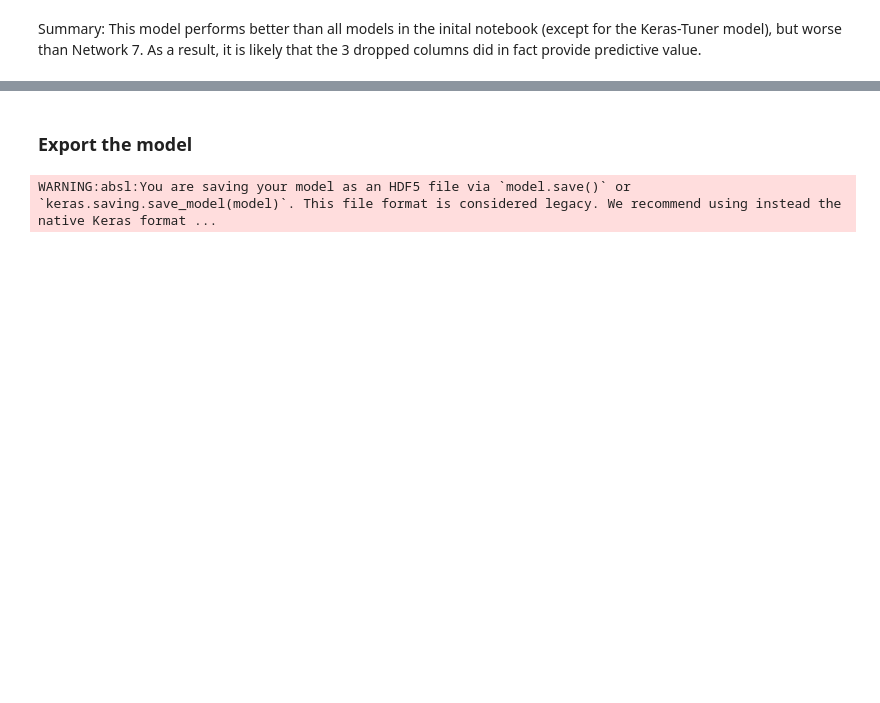
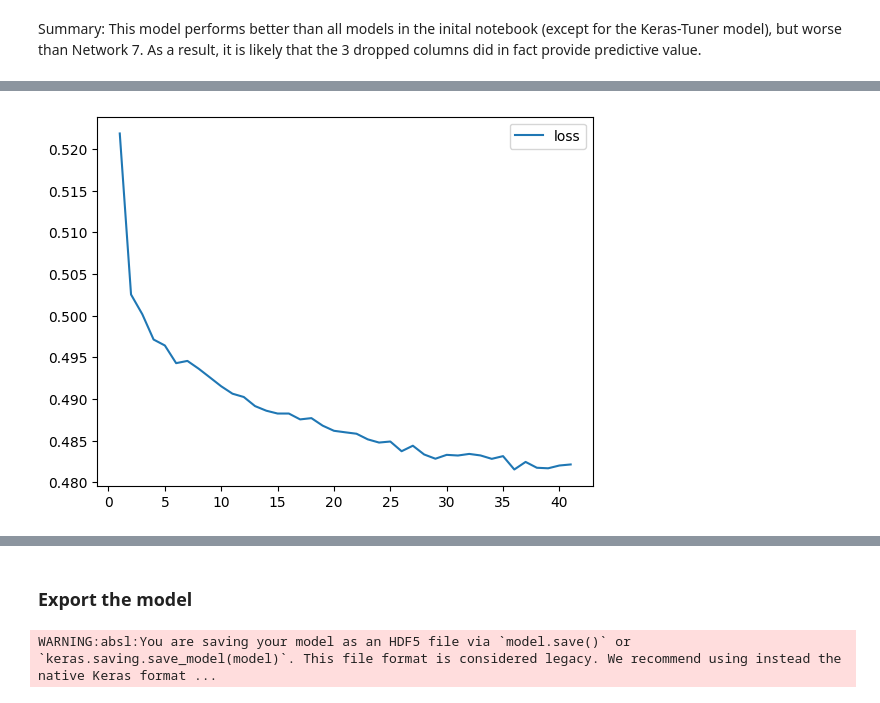
Before and after one commit to martabaker/ds_module_21_neural_networks, a Jupyter notebook: Submission/charity_work_optimized.ipynb, the cells around one changed output, grey strips where cells are left out. Saved outputs shown, nothing was run; the diff lists cells and outputs as text; code cells hidden in the pictures; blank space fills up the shorter version.

```diff
--- a/Submission/charity_work_optimized.ipynb
+++ b/Submission/charity_work_optimized.ipynb
@@ -57,6 +57,9 @@ df.head()
 | 4 | 10556103 | GENETIC RESEARCH INSTITUTE OF THE... | T3 | Independent | C1000 | Heathcare | Trust | 1 | ... |
 # %% [markdown]
 ### Data Cleaning
+# %%
+# Creating a copy of the DataFrame for later
+df_copy = df.copy()
 # %%
 df.info()
 # %% [output]
@@ -651,0 +775,23 @@ Summary: This model performs better than all models in the inital notebook (exce
+# %%
+# Create the Keras Sequential model
+nn_model9 = tf.keras.models.Sequential()
+
+# Add our first Dense layer (hidden layer), including the input layer
+# input_dim only in 1st layer
+nn_model9.add(tf.keras.layers.Dense(units=350, activation="relu", input_dim=len(X.columns)))
+
+# Add in a second layer
+# Use fewer layers than the 1st one
+nn_model9.add(tf.keras.layers.Dense(units=250, activation="relu"))
+
+# Add in a third layer
+nn_model9.add(tf.keras.layers.Dense(units=150, activation="relu"))
+
+# Add in a third layer
+nn_model9.add(tf.keras.layers.Dense(units=100, activation="relu"))
+
+# Add the output layer that uses a probability activation function
+nn_model9.add(tf.keras.layers.Dense(units=1, activation="sigmoid"))
+
+# Check the structure of the Sequential model
+nn_model9.summary()
@@ -651,0 +816,9 @@ Summary: This model performs better than all models in the inital notebook (exce
+# %%
+# Early Stop
+stop_early = tf.keras.callbacks.EarlyStopping(monitor='loss', patience=5)
+
+# Compile the Sequential model together and customize metrics
+nn_model9.compile(loss="binary_crossentropy", optimizer="adam", metrics=["accuracy"])
+
+# Fit the model to the training data
+fit_model9 = nn_model9.fit(X_train, y_train, epochs=500, callbacks=[stop_early])
@@ -651,0 +843,12 @@ Summary: This model performs better than all models in the inital notebook (exce
+# %%
+# Create a DataFrame containing training history
+history_df = pd.DataFrame(fit_model9.history)
+
+# Increase the index by 1 to match the number of epochs
+history_df.index += 1
+
+# Plot the loss
+history_df.plot(y="loss")
+plt.show()
+# %% [output]
+[figure, added]
```
Also changed, not shown: parts of 21 cells of this notebook, 1 other file.
